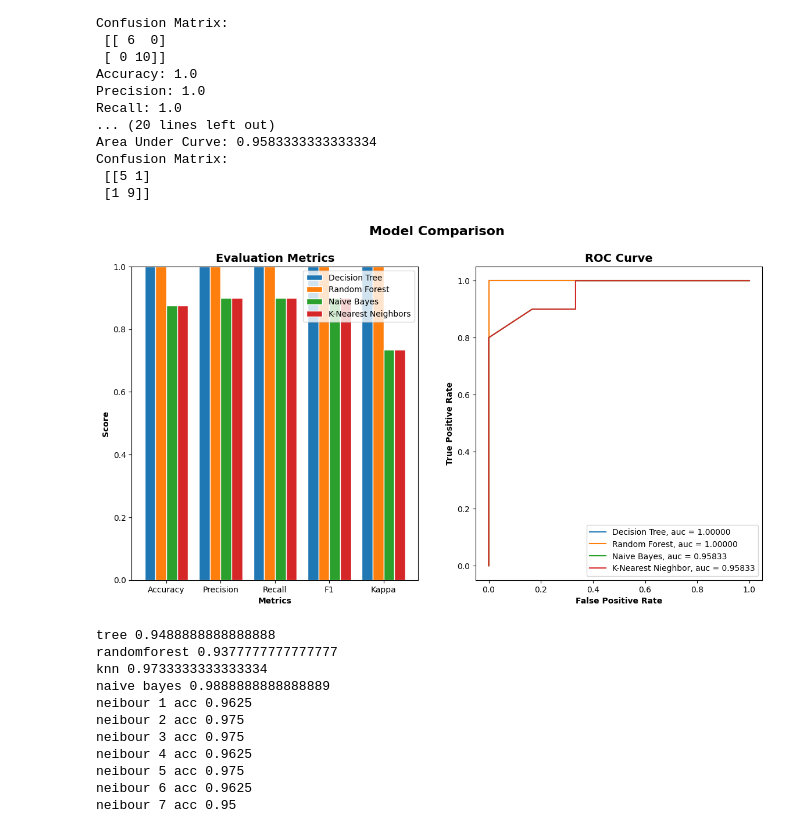
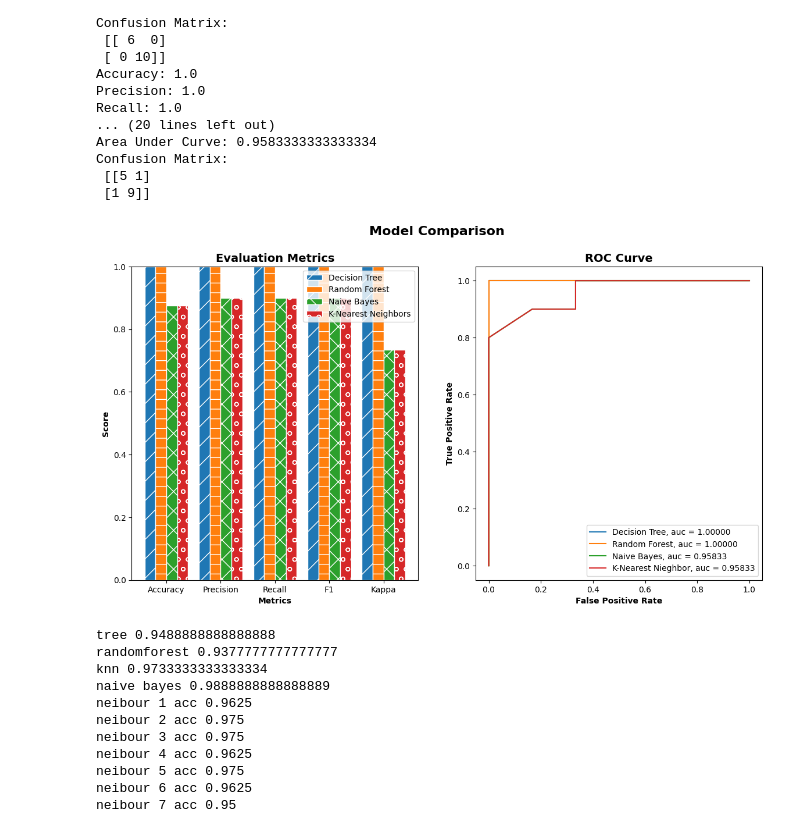
Before and after one commit to cchantra/3D-pointclouds, a Jupyter notebook: visualize_csv.ipynb, the cells around one changed output. Drawn from its saved outputs; the diff is of its cells as text; code cells hidden in the pictures.

```diff
--- a/visualize_csv.ipynb
+++ b/visualize_csv.ipynb
@@ -116,7 +117,7 @@ nb.fit(X_train, y_train)
 
 # Evaluate Model
 dtc_eval = evaluate_model(dtc, X_test, y_test)
-rf_eval = evaluate_model(rfc, X_test, y_test)
+rf_eval = evaluate_model(rf, X_test, y_test)
 knn_eval = evaluate_model(knn, X_test, y_test)
 nb_eval = evaluate_model(knn, X_test, y_test)
 
@@ -137,7 +138,7 @@ print('Accuracy:', rf_eval['acc'])
 print('Precision:', rf_eval['prec'])
 print('Recall:', rf_eval['rec'])
 print('F1 Score:', rf_eval['f1'])
-print('Cohens Kappa Score:', rfc_eval['kappa'])
+print('Cohens Kappa Score:', rf_eval['kappa'])
 print('Area Under Curve:', rf_eval['auc'])
 print('Confusion Matrix:\n', rf_eval['cm'])
 
@@ -175,6 +176,8 @@ Confusion Matrix:
  [[5 1]
  [1 9]]
 # %%
+colors = ['yellow', 'red', 'green', 'blue', 'cyan']
+patterns = [ "/" , "\\" , "|" , "-" , "+" , "x", "o", "O", ".", "*" ]
 
 # Intitialize figure with two plots
 fig, (ax1, ax2) = plt.subplots(1, 2)
@@ -198,41 +201,41 @@ r3 = [x + barWidth for x in r2]
 r4 = [x + barWidth for x in r3]
 
 ## Make the plot
-ax1.bar(r1, dtc_score, width=barWidth, edgecolor='white', label='Decision Tree')
-ax1.bar(r2, rf_score, width=barWidth, edgecolor='white', label='Random Forest')
-ax1.bar(r3, nb_score, width=barWidth, edgecolor='white', label='Naive Bayes')
-ax1.bar(r4, knn_score, width=barWidth, edgecolor='white', label='K-Nearest Neighbors')
+ax1.bar(r1, dtc_score, width=barWidth, edgecolor='white', label='Decision Tree', hatch='/')
+ax1.bar(r2, rf_score, width=barWidth, edgecolor='white', label='Random Forest',hatch='-')
+ax1.bar(r3, nb_score, width=barWidth, edgecolor='white', label='Naive Bayes',hatch='x')
+ax1.bar(r4, knn_score, width=barWidth, edgecolor='white', label='K-Nearest Neighbors',hatch='o')
 
 ## Configure x and y axis
 ax1.set_xlabel('Metrics', fontweight='bold')
 labels = ['Accuracy', 'Precision', 'Recall', 'F1', 'Kappa']
 ax1.set_xticks([r + (barWidth * 1.5) for r in range(len(dtc_score))], )
 ax1.set_xticklabels(labels)
 ax1.set_ylabel('Score', fontweight='bold')
 ax1.set_ylim(0, 1)
 
 ## Create legend & title
 ax1.set_title('Evaluation Metrics', fontsize=14, fontweight='bold')
 ax1.legend()
 
 # Second plot
 ## Comparing ROC Curve
 ax2.plot(dtc_eval['fpr'], dtc_eval['tpr'], label='Decision Tree, auc = {:0.5f}'.format(dtc_eval['auc']))
 ax2.plot(rf_eval['fpr'], rf_eval['tpr'], label='Random Forest, auc = {:0.5f}'.format(rf_eval['auc']))
 ax2.plot(nb_eval['fpr'], nb_eval['tpr'], label='Naive Bayes, auc = {:0.5f}'.format(nb_eval['auc']))
 ax2.plot(knn_eval['fpr'], knn_eval['tpr'], label='K-Nearest Nieghbor, auc = {:0.5f}'.format(knn_eval['auc']))
 
 ## Configure x and y axis
 ax2.set_xlabel('False Positive Rate', fontweight='bold')
 ax2.set_ylabel('True Positive Rate', fontweight='bold')
 
 ## Create legend & title
 ax2.set_title('ROC Curve', fontsize=14, fontweight='bold')
 ax2.legend(loc=4)
 
 plt.show()
 # %% [output]
-[figure, old version]
+[figure, new version]
 # %%
 from sklearn.model_selection import cross_val_score
 
```
Also changed, not shown: parts of 14 cells of this notebook, 1 other file.
